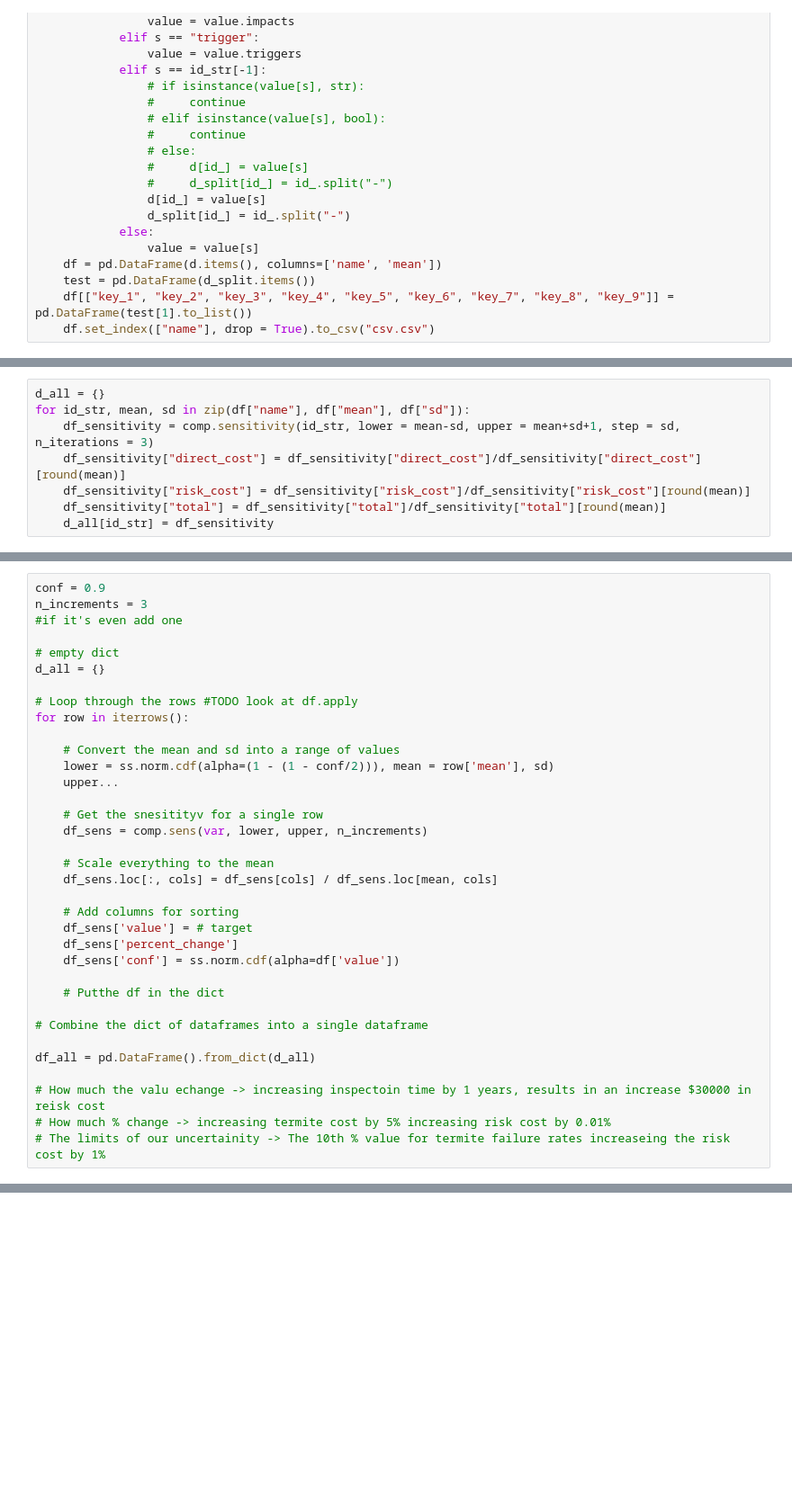
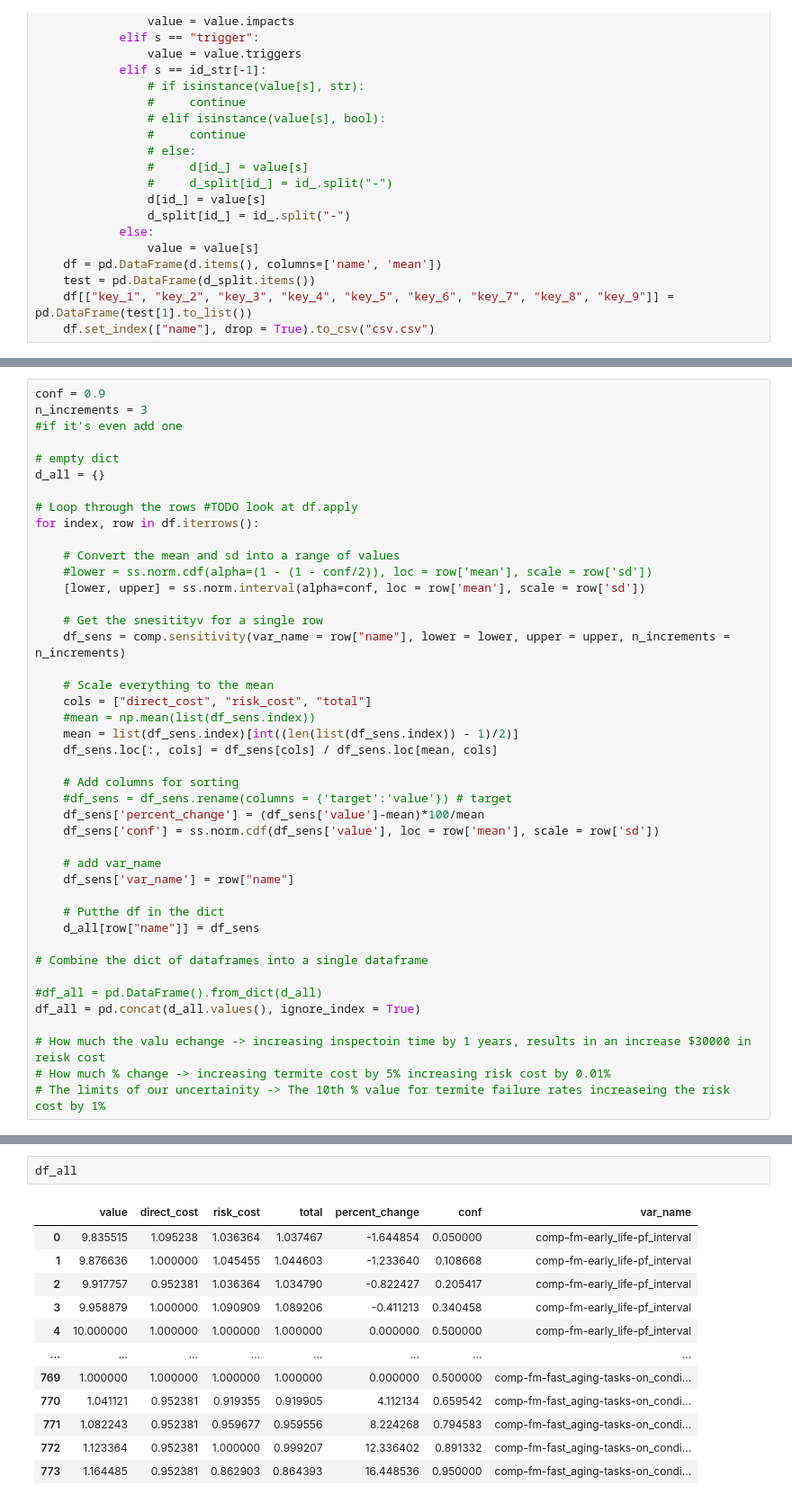
Before and after one commit to gavintreseder/pof, a Jupyter notebook: notebooks/component.ipynb, the cells around one changed output, grey strips where cells are left out. Shown at 90% size. Cells and saved outputs as stored; diff of their text form; blank space fills up the shorter version.

Commit message:
sensitivity

```diff
--- a/notebooks/component.ipynb
+++ b/notebooks/component.ipynb
@@ -798,8 +792,0 @@ df.set_index(["name"], drop = True).to_csv("csv.csv")
-# %%
-d_all = {}
-for id_str, mean, sd in zip(df["name"], df["mean"], df["sd"]):
-    df_sensitivity = comp.sensitivity(id_str, lower = mean-sd, upper = mean+sd+1, step = sd, n_iterations = 3)
-    df_sensitivity["direct_cost"] = df_sensitivity["direct_cost"]/df_sensitivity["direct_cost"][round(mean)]
-    df_sensitivity["risk_cost"] = df_sensitivity["risk_cost"]/df_sensitivity["risk_cost"][round(mean)]
-    df_sensitivity["total"] = df_sensitivity["total"]/df_sensitivity["total"][round(mean)]
-    d_all[id_str] = df_sensitivity
@@ -812,28 +950,36 @@ n_increments = 3
 d_all = {}
 
 # Loop through the rows #TODO look at df.apply
-for row in iterrows():
+for index, row in df.iterrows():
 
     # Convert the mean and sd into a range of values
-    lower = ss.norm.cdf(alpha=(1 - (1 - conf/2))), mean = row['mean'], sd)
-    upper...
+    #lower = ss.norm.cdf(alpha=(1 - (1 - conf/2)), loc = row['mean'], scale = row['sd'])
+    [lower, upper] = ss.norm.interval(alpha=conf, loc = row['mean'], scale = row['sd'])
 
     # Get the snesitityv for a single row
-    df_sens = comp.sens(var, lower, upper, n_increments)
+    df_sens = comp.sensitivity(var_name = row["name"], lower = lower, upper = upper, n_increments = n_increments)
 
     # Scale everything to the mean
+    cols = ["direct_cost", "risk_cost", "total"]
+    #mean = np.mean(list(df_sens.index))
+    mean = list(df_sens.index)[int((len(list(df_sens.index)) - 1)/2)]
     df_sens.loc[:, cols] = df_sens[cols] / df_sens.loc[mean, cols]
 
     # Add columns for sorting
-    df_sens['value'] = # target
-    df_sens['percent_change']
-    df_sens['conf'] = ss.norm.cdf(alpha=df['value'])
+    #df_sens = df_sens.rename(columns = {'target':'value'}) # target
+    df_sens['percent_change'] = (df_sens['value']-mean)*100/mean
+    df_sens['conf'] = ss.norm.cdf(df_sens['value'], loc = row['mean'], scale = row['sd'])
+
+    # add var_name
+    df_sens['var_name'] = row["name"]
 
     # Putthe df in the dict
+    d_all[row["name"]] = df_sens
 
 # Combine the dict of dataframes into a single dataframe
 
-df_all = pd.DataFrame().from_dict(d_all)
+#df_all = pd.DataFrame().from_dict(d_all)
+df_all = pd.concat(d_all.values(), ignore_index = True)
 
 # How much the valu echange -> increasing inspectoin time by 1 years, results in an increase $30000 in reisk cost
 # How much % change -> increasing termite cost by 5% increasing risk cost by 0.01%
@@ -847,0 +987,15 @@ df_sensitivity
+# %%
+df_all
+# %% [output]
+|  | value | direct_cost | risk_cost | total | percent_change | conf | var_name |
+| 0 | 9.835515 | 1.095238 | 1.036364 | 1.037467 | -1.644854 | 0.050000 | comp-fm-early_life-pf_interval |
+| 1 | 9.876636 | 1.000000 | 1.045455 | 1.044603 | -1.233640 | 0.108668 | comp-fm-early_life-pf_interval |
+| 2 | 9.917757 | 0.952381 | 1.036364 | 1.034790 | -0.822427 | 0.205417 | comp-fm-early_life-pf_interval |
+| 3 | 9.958879 | 1.000000 | 1.090909 | 1.089206 | -0.411213 | 0.340458 | comp-fm-early_life-pf_interval |
+| 4 | 10.000000 | 1.000000 | 1.000000 | 1.000000 | 0.000000 | 0.500000 | comp-fm-early_life-pf_interval |
+| ... | ... | ... | ... | ... | ... | ... | ... |
+| 769 | 1.000000 | 1.000000 | 1.000000 | 1.000000 | 0.000000 | 0.500000 | comp-fm-fast_aging-tasks-on_condi... |
+| 770 | 1.041121 | 0.952381 | 0.919355 | 0.919905 | 4.112134 | 0.659542 | comp-fm-fast_aging-tasks-on_condi... |
+| 771 | 1.082243 | 0.952381 | 0.959677 | 0.959556 | 8.224268 | 0.794583 | comp-fm-fast_aging-tasks-on_condi... |
+| 772 | 1.123364 | 0.952381 | 1.000000 | 0.999207 | 12.336402 | 0.891332 | comp-fm-fast_aging-tasks-on_condi... |
+| 773 | 1.164485 | 0.952381 | 0.862903 | 0.864393 | 16.448536 | 0.950000 | comp-fm-fast_aging-tasks-on_condi... |
```
Also changed, not shown: parts of 6 cells of this notebook, 2 other files.
